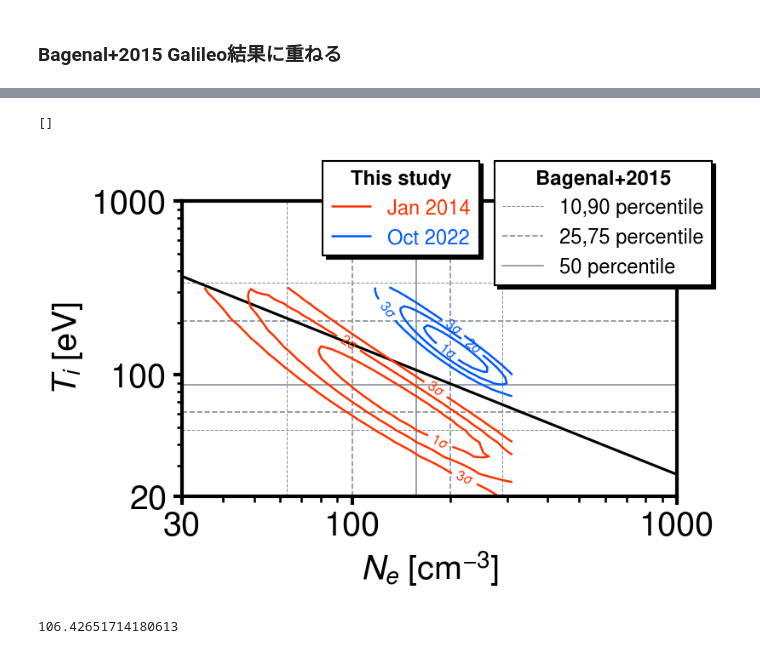
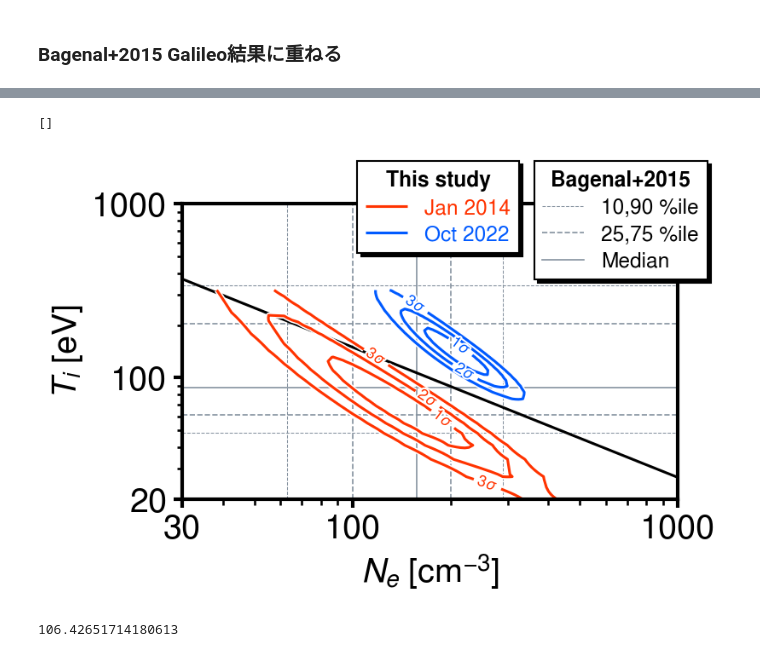
Before and after one commit to ShinnosukeSatoh/HST_Jupiter_footprints_dms, a Jupyter notebook: Leadangle_fitplot.ipynb, the cells around one changed output, grey strips where cells are left out. Drawn from its saved outputs; the diff is of its cells as text; code cells hidden in the pictures.

```diff
--- a/Leadangle_fitplot.ipynb
+++ b/Leadangle_fitplot.ipynb
@@ -951,9 +1023,9 @@ plt.plot()
 Zi = 1.4    # mean charge of ions (Bagenal+2015) [q]
 Ai = 18     # (Bagenal+2015) [amu]
 # %%
-chi2 = np.loadtxt('img/LeadangleFit/2014_5/params_chi2.txt')
-RHO0 = np.loadtxt('img/LeadangleFit/2014_5/params_RHO0.txt')
-Ti0 = np.loadtxt('img/LeadangleFit/2014_5/params_Ti0.txt')
+chi2 = np.loadtxt('img/LeadangleFit/2014_6/params_chi2A2.txt')
+RHO0 = np.loadtxt('img/LeadangleFit/2014_6/params_RHO0A2.txt')
+Ti0 = np.loadtxt('img/LeadangleFit/2014_6/params_Ti0A2.txt')
 
 # chi square value converted to p value
 p_value = np.zeros(chi2.shape)
@@ -1032,7 +1104,7 @@ plt.plot()
 # %%
-chi2 = np.loadtxt('img/LeadangleFit/2022_5/params_chi2.txt')
-RHO0 = np.loadtxt('img/LeadangleFit/2022_5/params_RHO0.txt')
-Ti0 = np.loadtxt('img/LeadangleFit/2022_5/params_Ti0.txt')
+chi2 = np.loadtxt('img/LeadangleFit/2022_6/params_chi2A2.txt')
+RHO0 = np.loadtxt('img/LeadangleFit/2022_6/params_RHO0A2.txt')
+Ti0 = np.loadtxt('img/LeadangleFit/2022_6/params_Ti0A2.txt')
 
 # chi square value converted to p value
 p_value = np.zeros(chi2.shape)
@@ -1111,27 +1183,4 @@ plt.plot()
 # %%
-RHO0 = np.loadtxt('img/LeadangleFit/2014_5/params_RHO0.txt')
-Ti0 = np.loadtxt('img/LeadangleFit/2014_5/params_Ti0.txt')
-
-# array sizes
-xsize = RHO0.shape[1]
-ysize = Ti0.shape[0]
-xpx = xsize/(np.max(RHO0)-np.min(RHO0))
-ypx = ysize/(np.max(Ti0)-np.min(Ti0))
-
-# values of Bagenal+2015
-rho_LH = 800    # [amu cm-3]
-Ti_LH = 340     # [eV]
-rho_LH = (rho_LH-np.min(RHO0))*xpx
-Ti_LH = (Ti_LH-np.min(Ti0))*ypx
-rho_M = 2000    # [amu cm-3]
-Ti_M = 88       # [eV]
-rho_M = (rho_M-np.min(RHO0))*xpx
-Ti_M = (Ti_M-np.min(Ti0))*ypx
-rho_HC = 3600   # [amu cm-3]
-Ti_HC = 48      # [eV]
-rho_HC = (rho_HC-np.min(RHO0))*xpx
-Ti_HC = (Ti_HC-np.min(Ti0))*ypx
-
 # Galieo fit - Bagenal+2015
 Ne_fit = np.linspace(30, 1000, 20)
 Ti_fit = 370*((30/Ne_fit)**0.75)
@@ -1151,15 +1200,15 @@ ax.set_xticks(np.array([30,100,1000], dtype=int))
 ax.set_xticklabels(np.array([30,100,1000], dtype=int))
 ax.set_yticks(np.array([20,100,1000], dtype=int))
 ax.set_yticklabels(np.array([20,100,1000], dtype=int))
-ax.scatter(rho_LH, Ti_LH, color='k', zorder=3)
-ax.scatter(rho_M, Ti_M, color='k', zorder=3)
-ax.scatter(rho_HC, Ti_HC, color='k', zorder=3)
 
 yr = ['14', '22']
 redblue = [cud4[0], cud4[3]]
 cn_list = []
 for i in range(2):
-    chi2 = np.loadtxt('img/LeadangleFit/20'+yr[i]+'_5/params_chi2.txt')
+    chi2 = np.loadtxt('img/LeadangleFit/20'+yr[i]+'_6/params_chi2A2.txt')
+    RHO0 = np.loadtxt('img/LeadangleFit/20'+yr[i]+'_6/params_RHO0A2.txt')
+    Ti0 = np.loadtxt('img/LeadangleFit/20'+yr[i]+'_6/params_Ti0A2.txt')
+
     # chi square 0 is not true value.
     chi2min = np.min(chi2[np.where(chi2>0)])
     chi2min_pos = np.where(chi2==chi2min)
@@ -1172,49 +1221,55 @@ for i in range(2):
     cn = ax.contour((RHO0/Ai)*Zi, Ti0, chi2,
                     levels=[chi2min+2.30, chi2min+6.17, chi2min+11.8],
                     colors=redblue[i],
-                    linewidths=1.2,
+                    linewidths=1.5,
                     zorder=2)
     cn.levels = [r'$1\sigma$', r'$2\sigma$', r'$3\sigma$']
-    ax.clabel(cn, cn.levels, inline=True, fontsize=fontsize*0.4)
+    cl = ax.clabel(cn, cn.levels, inline=True, fontsize=fontsize*0.45)
+    # Line stroke around clabels
+    plt.setp(cl, path_effects=[pe.withStroke(linewidth=2., foreground='white')])
+    # Line stroke around contour
+    plt.setp(cn.collections, path_effects=[pe.withStroke(linewidth=3, foreground="w")])
     cn_list.append(cn)
 
+
 ax.plot(Ne_fit, Ti_fit, color='k', zorder=1.5)
-ax.axhline(y=340, color=cud4bs[7], linewidth=0.5, label='10,90 percentile', linestyle='dashed', zorder=0.9)  # H/C
+ax.axhline(y=340, color=cud4bs[7], linewidth=0.5, label='10,90 %ile', linestyle='dashed', zorder=0.9)  # H/C
 ax.axvline(x=63, color=cud4bs[7], linewidth=0.5, linestyle='dashed', zorder=0.9)   # H/C
-ax.axhline(y=205, color=cud4bs[7], linewidth=0.8, label='25,75 percentile', linestyle='dashed', zorder=0.9)    # 75
+ax.axhline(y=205, color=cud4bs[7], linewidth=0.8, label='25,75 %ile', linestyle='dashed', zorder=0.9)    # 75
 ax.axvline(x=100, color=cud4bs[7], linewidth=0.8, linestyle='dashed', zorder=0.9)    # 25
-ax.axhline(y=88, color=cud4bs[7], linewidth=0.8, label='50 percentile', zorder=0.9)  # Medium
+ax.axhline(y=88, color=cud4bs[7], linewidth=0.8, label='Median', zorder=0.9)  # Medium
 ax.axvline(x=158, color=cud4bs[7], linewidth=0.8, zorder=0.9)                        # Medium
 ax.axhline(y=61, color=cud4bs[7], linewidth=0.8, linestyle='dashed', zorder=0.9)     # 25
 ax.axvline(x=200, color=cud4bs[7], linewidth=0.8, linestyle='dashed', zorder=0.9)    # 75
 ax.axhline(y=48, color=cud4bs[7], linewidth=0.5, linestyle='dashed', zorder=0.9)   # L/H
 ax.axvline(x=290, color=cud4bs[7], linewidth=0.5, linestyle='dashed', zorder=0.9)  # L/H
 
-
 # first legend
 legend1 = ax.legend(loc='upper right',
-                    bbox_to_anchor=(1.09, 1.17),
+                    bbox_to_anchor=(1.08, 1.18),
                     fancybox=False,
                     facecolor='white',
                     framealpha=1,
                     edgecolor='k',
-                    fontsize=fontsize*0.6,)
-legend1.set_title('Bagenal+2015', prop={'size': fontsize*0.6, 'weight': 'bold'})
-legend_shadow(fig, ax, legend1, dx=0.006, dy=-0.008)
+                    fontsize=fontsize*0.62,
+                    labelspacing=0.34,)
+legend1.set_title('Bagenal+2015', prop={'size': fontsize*0.62, 'weight': 'bold'})
+legend_shadow(fig, ax, legend1, dx=0.006, dy=-0.009)
 
 # second legend
 h1,_ = cn_list[0].legend_elements()
 h2,_ = cn_list[1].legend_elements()
 legend2 = ax.legend([h1[0],h2[0]],['Jan 2014','Oct 2022'],
                     loc='upper right',
-                    bbox_to_anchor=(0.62, 1.17),
+                    bbox_to_anchor=(0.7, 1.18),
                     fancybox=False,
                     facecolor='white',
                     framealpha=1,
                     edgecolor='k',
-                    fontsize=fontsize*0.6,)
-legend2.set_title('This study', prop={'size': fontsize*0.6, 'weight': 'bold'})
-legend_shadow(fig, ax, legend2, dx=0.006, dy=-0.008)
+                    fontsize=fontsize*0.62,
+                    labelspacing=0.34,)
+legend2.set_title('This study', prop={'size': fontsize*0.62, 'weight': 'bold'})
+legend_shadow(fig, ax, legend2, dx=0.006, dy=-0.009)
 
 # get contour colors
 i = 0
@@ -1223,5 +1278,6 @@ for leg2text in legend2.get_texts():
     i += 1
 
 ax.add_artist(legend1)
+
 plt.plot()
 # %% [output]
@@ -1229,6 +1285,6 @@ plt.plot()
 (array([17]), array([29])) rho_min [2684.44444444] Ti_min [138.26086957]
 []
-[figure, old version]
+[figure, new version]
 # %%
 print(370*(30/158)**0.75)
 # %% [output]
```
Also changed, not shown: parts of 9 cells of this notebook, 13 other files.
